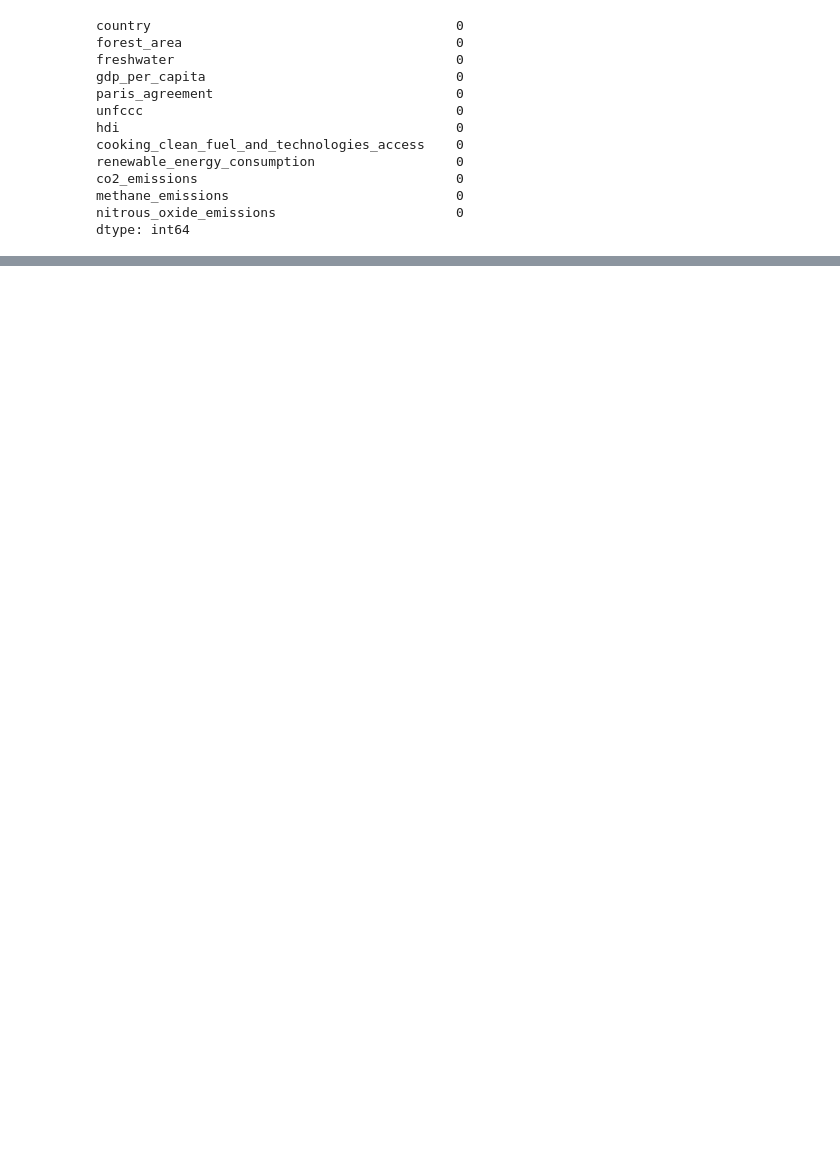
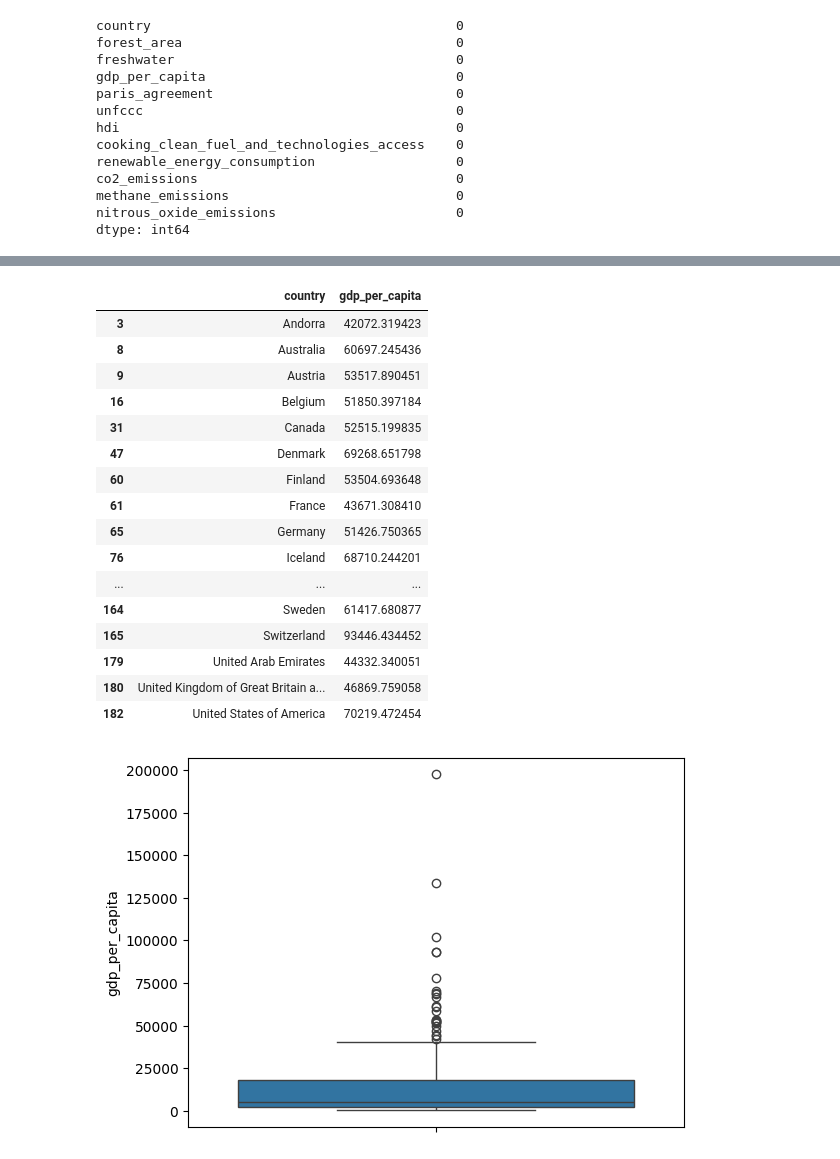
Before and after one commit to luanakimley/low-carbon-development-composite-index, a Jupyter notebook: data_cleaning.ipynb, the cells around one changed output, grey strips where cells are left out. Saved outputs shown, nothing was run; the diff lists cells and outputs as text; code cells hidden in the pictures; blank space fills up the shorter version.

```diff
--- a/data_cleaning.ipynb
+++ b/data_cleaning.ipynb
@@ -647,0 +735,33 @@ dtype: int64
+# %%
+Q1 = lcdci_df_imputed['gdp_per_capita'].quantile(0.25)
+Q3 = lcdci_df_imputed['gdp_per_capita'].quantile(0.75)
+
+IQR = Q3 - Q1
+
+lower_bound = Q1 - 1.5 * IQR
+upper_bound = Q3 + 1.5 * IQR
+
+potential_outliers = lcdci_df_imputed[(lcdci_df_imputed['gdp_per_capita'] < lower_bound) | (lcdci_df_imputed['gdp_per_capita'] > upper_bound)]
+
+sns.boxplot(y="gdp_per_capita", data=lcdci_df_imputed, showfliers=True)
+
+potential_outliers[['country', 'gdp_per_capita']]
+# %% [output]
+|  | country | gdp_per_capita |
+| 3 | Andorra | 42072.319423 |
+| 8 | Australia | 60697.245436 |
+| 9 | Austria | 53517.890451 |
+| 16 | Belgium | 51850.397184 |
+| 31 | Canada | 52515.199835 |
+| 47 | Denmark | 69268.651798 |
+| 60 | Finland | 53504.693648 |
+| 61 | France | 43671.308410 |
+| 65 | Germany | 51426.750365 |
+| 76 | Iceland | 68710.244201 |
+| ... | ... | ... |
+| 164 | Sweden | 61417.680877 |
+| 165 | Switzerland | 93446.434452 |
+| 179 | United Arab Emirates | 44332.340051 |
+| 180 | United Kingdom of Great Britain a... | 46869.759058 |
+| 182 | United States of America | 70219.472454 |
+[figure, added]
```
Also changed, not shown: parts of 14 cells of this notebook.
